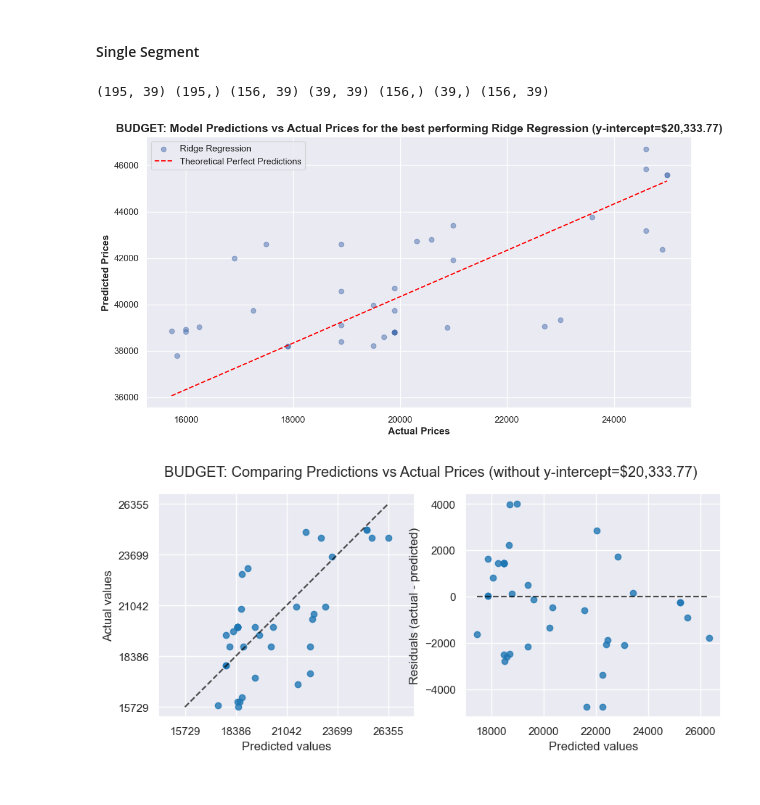
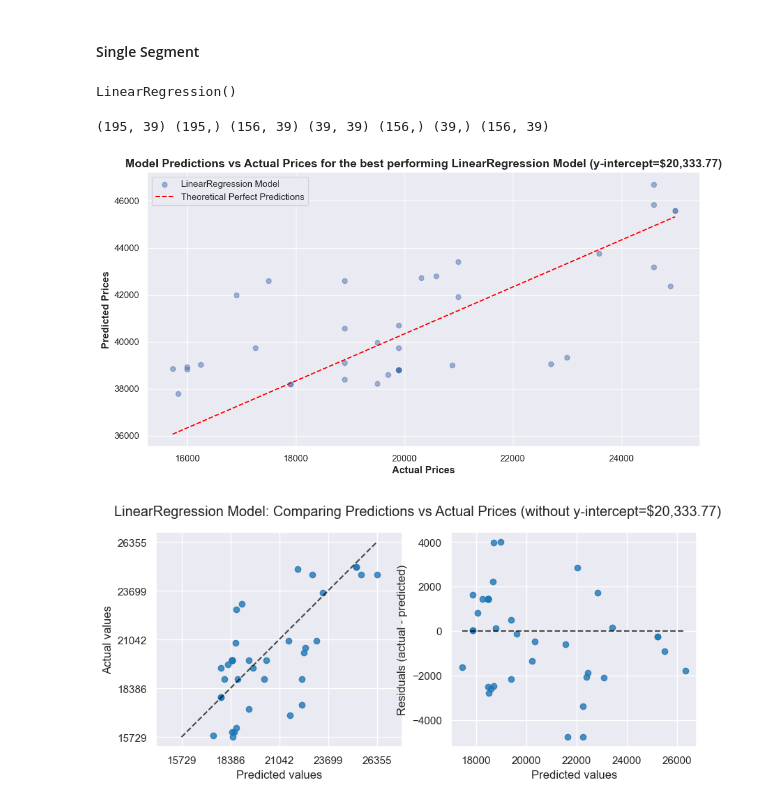
Before and after one commit to fazeelgm/UCB_ML_AI_PracticalApp_II, a Jupyter notebook: DataModels.ipynb, the cells around one changed output. Saved outputs shown, nothing was run; the diff lists cells and outputs as text; code cells hidden in the pictures.

```diff
--- a/DataModels.ipynb
+++ b/DataModels.ipynb
@@ -606,11 +591,11 @@ veh_premium = data.query('(price>=35000) and (year>=2022) and (odometer<=20000)'
 # logging.getLogger().setLevel(logging.DEBUG)
 
 segments = {
-    'Budget' : veh_budget,
-    'Entry' : veh_entry,
-    'Mid' : veh_mid,
-    'Upper' : veh_upper,
-    'Premium' : veh_premium
+    'Budget' : data.query('price <= 10000 and year <= 2016 and odometer >= 100000'),
+    'Entry' : data.query('(price>=10000 and price<=15000) and (year>=2016 and year<=2019) and (odometer>=60000 and odometer<=100000)'),
+    'Mid' : data.query('(price>=15000 and price<=25000) and (year>=2019 and year<=2021) and (odometer>=40000 and odometer<=60000)'),
+    'Upper' : data.query('(price>=25000 and price<=35000) and (year>=2021 and year<=2023) and (odometer<=30000)'),
+    'Premium' : data.query('(price>=35000) and (year>=2022) and (odometer<=20000)')
 }
 
 plt.figure(figsize=(12, 6))
@@ -637,7 +622,7 @@ for segment in segments:
     X_train, X_test, y_train, y_test = train_test_split(X_scaled, y, test_size=0.2, random_state=42)
     logging.debug(f'X_train: {X_train.shape} X_test: {X_test.shape} y_train: {y_train.shape} y_test: {y_test.shape}')
 
-    ridge = best_model.fit(X_train, y_train)
+    best_model.fit(X_train, y_train)
 
     # Plot predictions
     y_preds = best_model.predict(X_test)
@@ -669,8 +654,9 @@ logging.getLogger().setLevel(logging.INFO)
 #### Single Segment
 # %%
 # Predict on the segment
-X = veh_mid.drop('price', axis='columns')
-y = veh_mid['price']
+seg = 'Mid'
+X = segments[seg].drop('price', axis='columns')
+y = segments[seg]['price']
 
 # Transform the data
 X = pd.get_dummies(X, drop_first=True)
@@ -681,7 +667,9 @@ X_train, X_test, y_train, y_test = train_test_split(X, y, test_size=0.2, random_
 X_train_scaled = scaler.fit_transform(X_train)
 X_test_scaled = scaler.fit_transform(X_test)
 
-ridge = best_model.fit(X_train_scaled, y_train)
+best_model.fit(X_train_scaled, y_train)
+# %% [output]
+LinearRegression()
 # %%
 print(X.shape, y.shape, X_train.shape, X_test.shape, y_train.shape, y_test.shape, X_train_scaled.shape)
 # %% [output]
@@ -701,24 +688,24 @@ perfect_pt_1 = [min(y_test), max(y_test)]
 perfect_pt_2 = [min(y_test), max(y_test)] + y_intercept
 
 plt.figure(figsize=(12, 6))
-plt.scatter(x=y_test, y=y_preds, label='Ridge Regression', alpha=0.5)
+plt.scatter(x=y_test, y=y_preds, label=f'{best_model_name} Model', alpha=0.5)
 plt.plot(perfect_pt_1, perfect_pt_2, color='red', linestyle='--', label='Theoretical Perfect Predictions')
 plt.xlabel('Actual Prices', fontdict=axes_fonts)
 plt.ylabel('Predicted Prices', fontdict=axes_fonts)
-plt.title(f'BUDGET: Model Predictions vs Actual Prices for the best performing Ridge Regression (y-intercept=${y_intercept:,.2f})',
+plt.title(f'Model Predictions vs Actual Prices for the best performing {best_model_name} Model (y-intercept=${y_intercept:,.2f})',
           fontdict=title_fonts)
 plt.legend()
 plt.savefig('images/scatter-optimized-preds-v-test.png')
 plt.show()
 # %% [output]
-[figure, old version]
+[figure, new version]
 # %%
 fig, axes = plt.subplots(1, 2, figsize=(10, 4))
 PredictionErrorDisplay.from_estimator(best_model, X_test_scaled, y_test, ax=axes[0], kind="actual_vs_predicted")
 PredictionErrorDisplay.from_estimator(best_model, X_test_scaled, y_test, ax=axes[1], kind="residual_vs_predicted")
 
-plt.suptitle(f'BUDGET: Comparing Predictions vs Actual Prices (without y-intercept=${y_intercept:,.2f})')
-plt.savefig('images/budget_predictions.png')
+plt.suptitle(f'{best_model_name} Model: Comparing Predictions vs Actual Prices (without y-intercept=${y_intercept:,.2f})')
+# plt.savefig('images/budget_predictions.png')
 plt.show()
 # %% [output]
-[figure, old version]
+[figure, new version]
```
Also changed, not shown: parts of 10 cells of this notebook, 2 other files.
